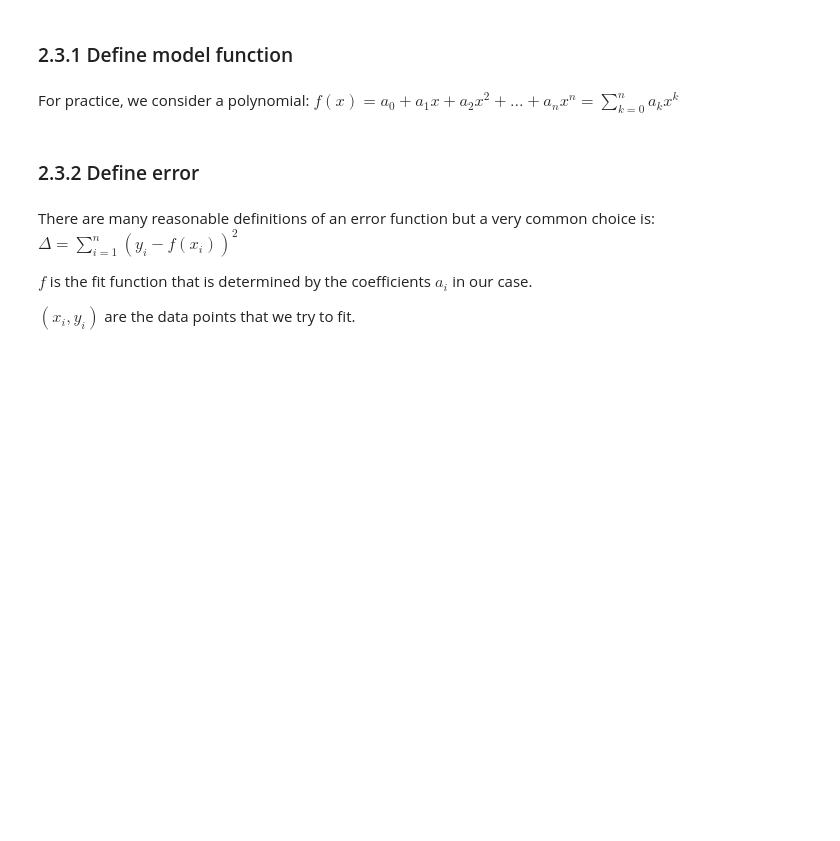
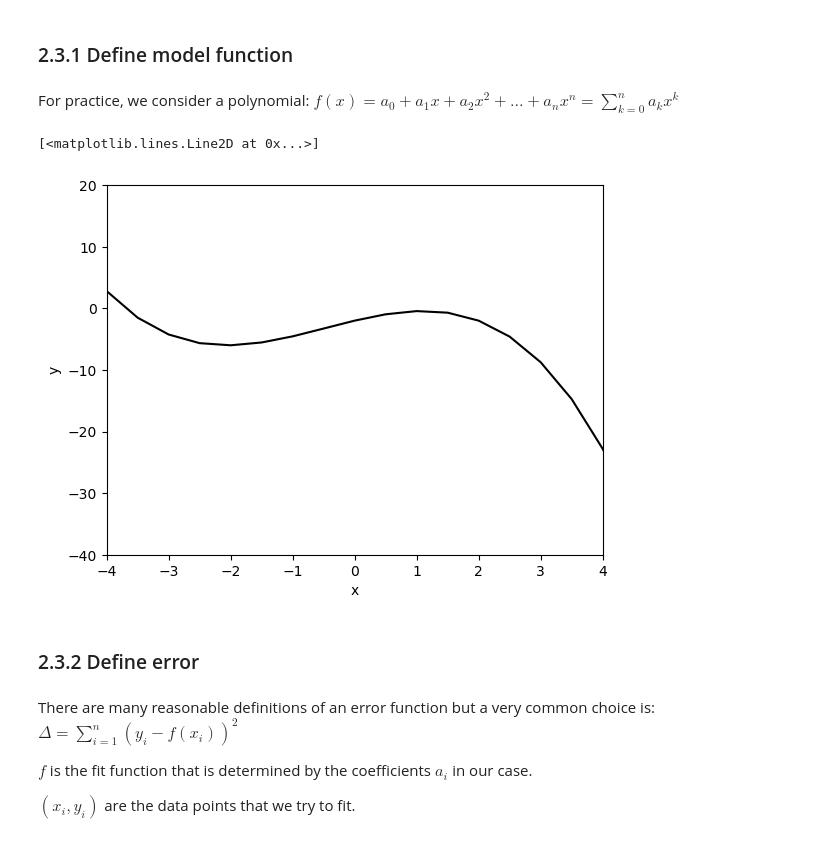
Before and after one commit to hongyaw/Scientific_Programming_with_Python_Computational_Physics, a Jupyter notebook: Udemy/ScientificComputing/Session2_Series_Expension_Interpolation_DataFitting/03Interpolation.ipynb, the cells around one changed output. Cells and saved outputs as stored; diff of their text form; code cells hidden in the pictures; blank space fills up the shorter version.

Commit message:
2.3 Fitting a model function 2.3.1 Define model function 2.3.2 Define error

```diff
--- a/Udemy/ScientificComputing/Session2_Series_Expension_Interpolation_DataFitting/03Interpolation.ipynb
+++ b/Udemy/ScientificComputing/Session2_Series_Expension_Interpolation_DataFitting/03Interpolation.ipynb
@@ -334,6 +334,24 @@ Choose ideal parameters of a (physically motivated) model function such that err
 ### 2.3.1 Define model function
 # %% [markdown]
 For practice, we consider a polynomial: \\( f(x) = a_0 + a_1 x + a_2 x^2 + \dots + a_n x^n = \sum_{k=0}^n a_k x^k\\)
+# %%
+def polynomialModel(x,a):
+    t = 0
+    for k in range (len(a)):
+        t = t+ a[k]*x **k
+    return t
+# %%
+a0 = np.array([-2,2.4,-0.5,-0.35])
+# %%
+plt.xlabel('x')
+plt.ylabel('y')
+plt.xlim([-4,4])
+plt.ylim([-40,20])
+x_list = np.linspace(-5,5,npoints)
+plt.plot(x_list, polynomialModel(x_list,a0),'black')
+# %% [output]
+[<matplotlib.lines.Line2D at 0x...>]
+[figure, added]
 # %% [markdown]
 ### 2.3.2 Define error
 # %% [markdown]
```
Also changed, not shown: parts of 2 cells of this notebook.
